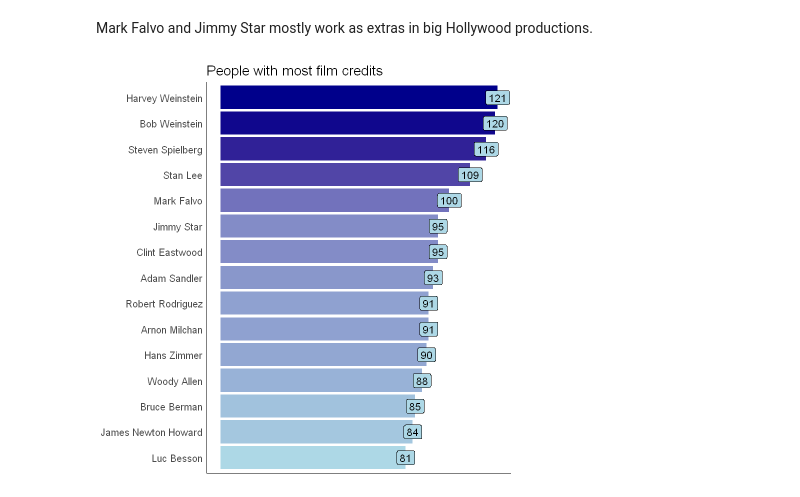
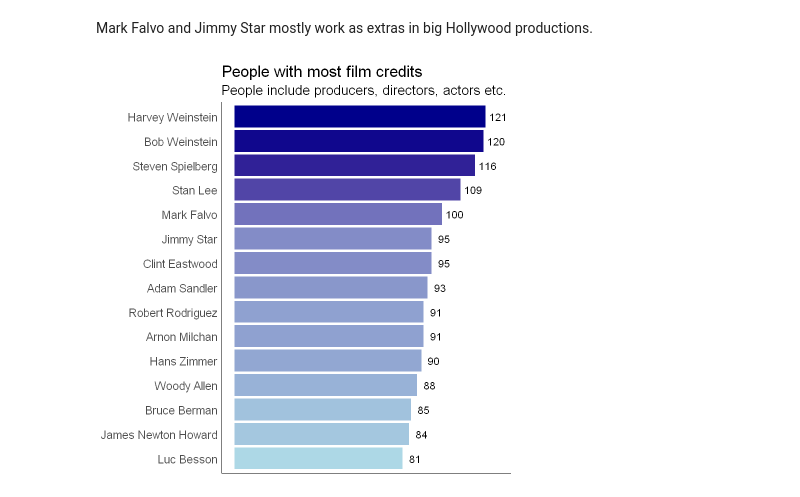
Before and after one commit to JacopoMalatesta/imdb_most_popular_films, a Jupyter notebook: scripts/04 - Querying and visualizing the results with SQL and R.ipynb, the cells around one changed output. Cells and saved outputs as stored; diff of their text form; code cells hidden in the pictures.

Commit message:
Increased size of text in graphs

```diff
--- a/scripts/04 - Querying and visualizing the results with SQL and R.ipynb
+++ b/scripts/04 - Querying and visualizing the results with SQL and R.ipynb
@@ -332,30 +338,31 @@ Mark Falvo and Jimmy Star mostly work as extras in big Hollywood productions.
 # %%
 query  <-  "WITH CTE AS (SELECT UNNEST(ARRAY[director, writer, actors, cinematographer, editor, composer,
                                  production_designer, art_director, costume_designer, producers]) people
 FROM people)
 
 SELECT UNNEST(STRING_TO_ARRAY(people, ';')) people,
        COUNT(*) n_of_credits
 FROM CTE
 GROUP BY 1
 ORDER BY 2 DESC
 LIMIT 15"
 
 dbGetQuery(conn = con, statement = query) %>%
 ggplot(aes(x = fct_reorder(people, n_of_credits), y = as.numeric(n_of_credits), fill = as.numeric(n_of_credits))) +
 geom_col() +
-geom_label(aes(label = as.numeric(n_of_credits)), size = 4.5, fill = "light blue") +
+geom_text(aes(label = as.numeric(n_of_credits)), nudge_y = 6, size = 4.5) +
 coord_flip() +
 theme_classic() +
-ggtitle("People with most film credits") +
-theme(title = element_text(size = 14),
+labs(title = "People with most film credits",
+     subtitle = "People include producers, directors, actors etc.") +
+theme(title = element_text(size = 16),
       legend.position = "none",
       axis.title.x = element_blank(),
       axis.title.y = element_blank(),
       axis.text.x = element_blank(),
-      axis.text.y = element_text(size = 12),
+      axis.text.y = element_text(size = 14),
       axis.ticks.x = element_blank(),
       axis.ticks.y = element_blank()) +
 scale_fill_gradient(low = "light blue", high = "dark blue")
 # %% [output]
-[figure, old version]
+[figure, new version]
```
Also changed, not shown: parts of 13 cells of this notebook.
